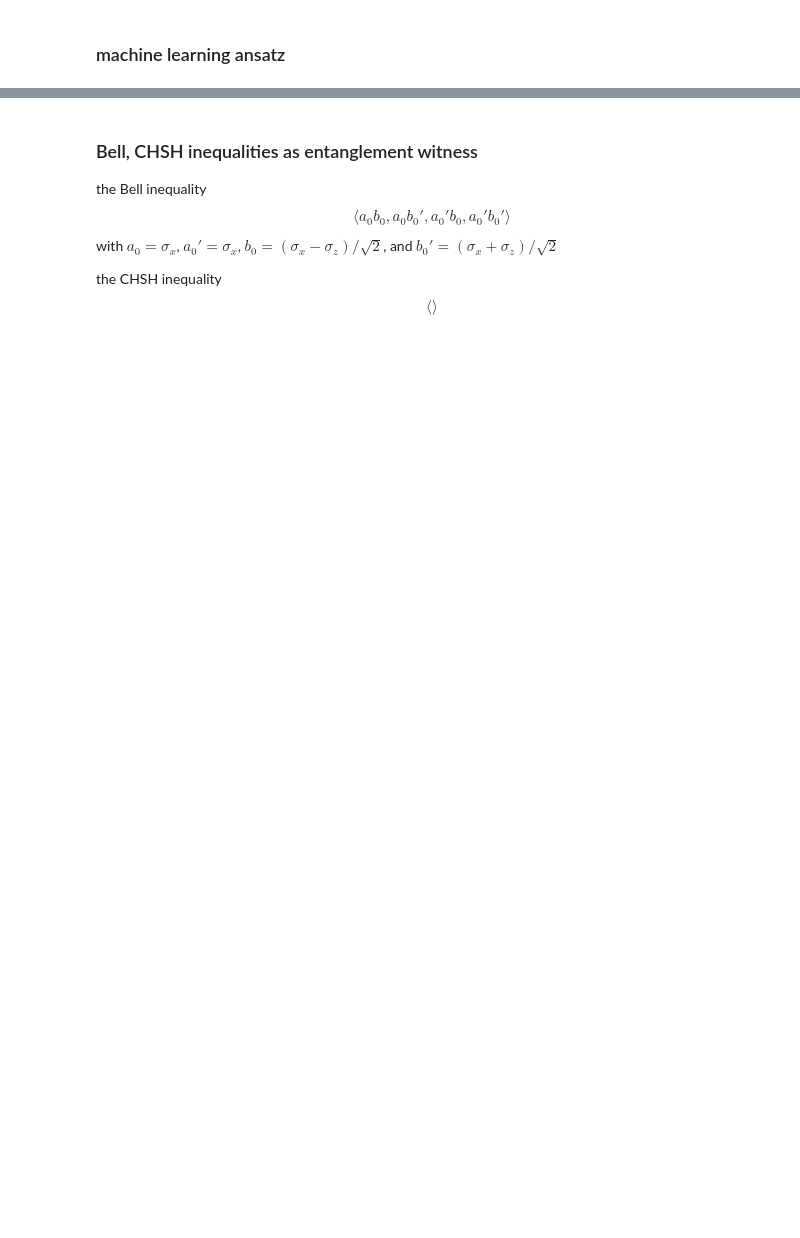
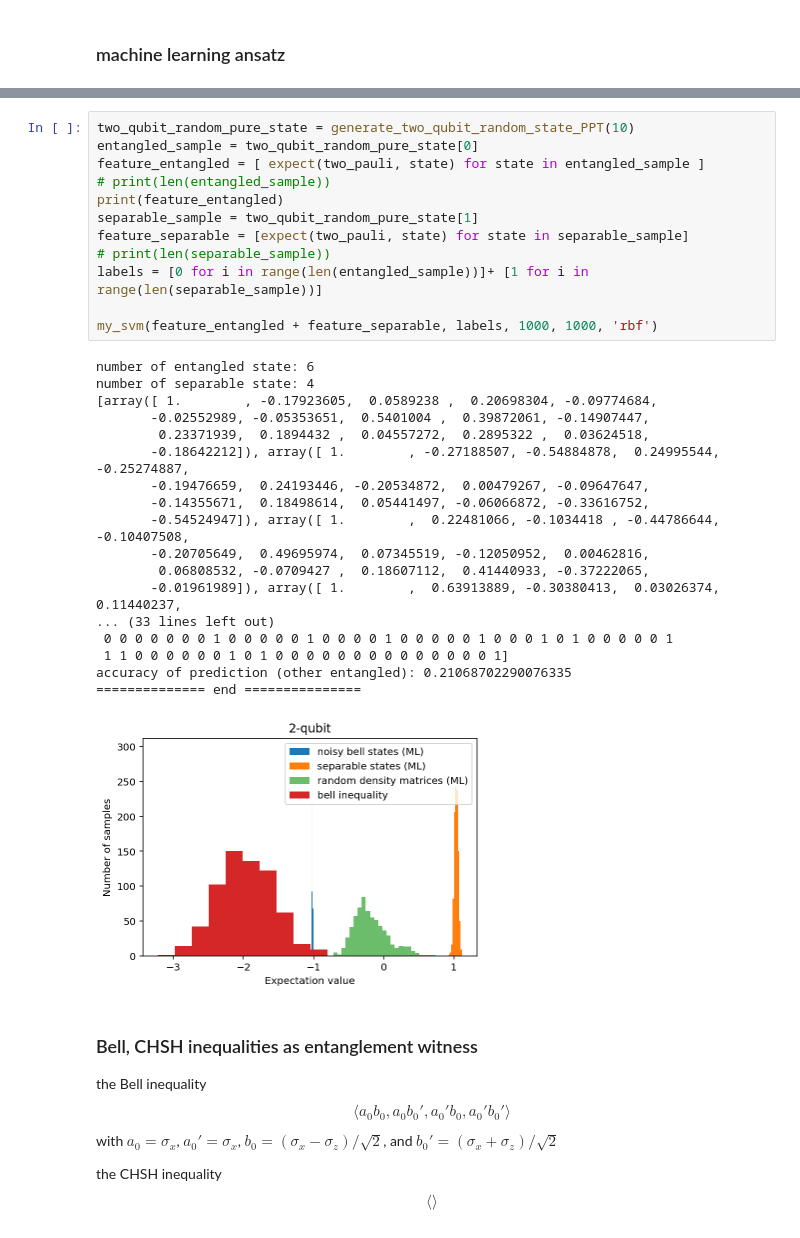
Before and after one commit to Jue-Xu/Entanglement-Witness, a Jupyter notebook: notebook/entangle.ipynb, the cells around one changed output, grey strips where cells are left out. Saved outputs shown, nothing was run; the diff lists cells and outputs as text; blank space fills up the shorter version.

```diff
--- a/notebook/entangle.ipynb
+++ b/notebook/entangle.ipynb
@@ -315,3 +343,34 @@ accuracy of prediction (other entangled): 0.602
+# %%
+two_qubit_random_pure_state = generate_two_qubit_random_state_PPT(10)
+entangled_sample = two_qubit_random_pure_state[0]
+feature_entangled = [ expect(two_pauli, state) for state in entangled_sample ]
+# print(len(entangled_sample))
+print(feature_entangled)
+separable_sample = two_qubit_random_pure_state[1]
+feature_separable = [expect(two_pauli, state) for state in separable_sample]
+# print(len(separable_sample))
+labels = [0 for i in range(len(entangled_sample))]+ [1 for i in range(len(separable_sample))]
+
+my_svm(feature_entangled + feature_separable, labels, 1000, 1000, 'rbf')
+# %% [output]
+number of entangled state: 6
+number of separable state: 4
+[array([ 1.        , -0.17923605,  0.0589238 ,  0.20698304, -0.09774684,
+       -0.02552989, -0.05353651,  0.5401004 ,  0.39872061, -0.14907447,
+        0.23371939,  0.1894432 ,  0.04557272,  0.2895322 ,  0.03624518,
+       -0.18642212]), array([ 1.        , -0.27188507, -0.54884878,  0.24995544, -0.25274887,
+       -0.19476659,  0.24193446, -0.20534872,  0.00479267, -0.09647647,
+       -0.14355671,  0.18498614,  0.05441497, -0.06066872, -0.33616752,
+       -0.54524947]), array([ 1.        ,  0.22481066, -0.1034418 , -0.44786644, -0.10407508,
+       -0.20705649,  0.49695974,  0.07345519, -0.12050952,  0.00462816,
+        0.06808532, -0.0709427 ,  0.18607112,  0.41440933, -0.37222065,
+       -0.01961989]), array([ 1.        ,  0.63913889, -0.30380413,  0.03026374,  0.11440237,
+... (33 lines left out)
+ 0 0 0 0 0 0 0 1 0 0 0 0 0 1 0 0 0 0 1 0 0 0 0 0 1 0 0 0 1 0 1 0 0 0 0 0 1
+ 1 1 0 0 0 0 0 0 1 0 1 0 0 0 0 0 0 0 0 0 0 0 0 0 0 1]
+accuracy of prediction (other entangled): 0.21068702290076335
+============== end ===============
+[figure, added]
 # %% [markdown]
 ### Bell, CHSH inequalities as entanglement witness
 
```
Also changed, not shown: parts of 24 cells of this notebook, 6 other files.
